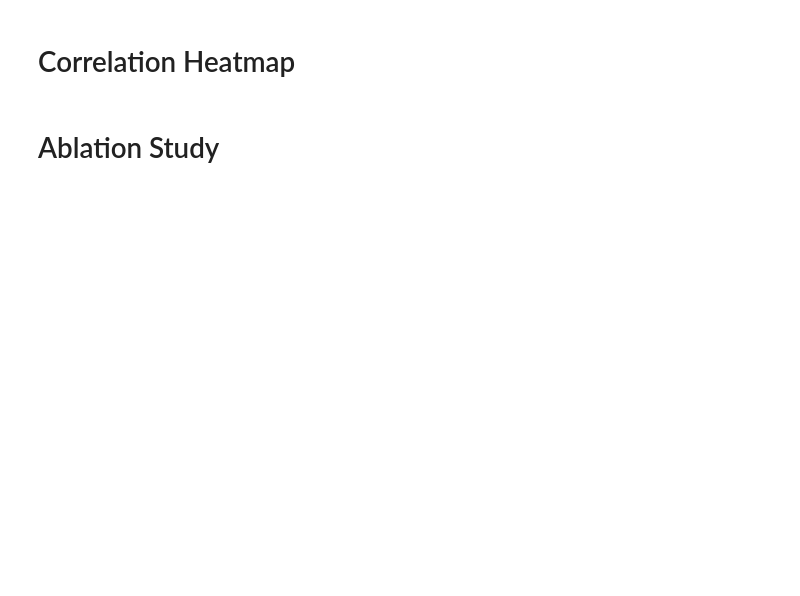
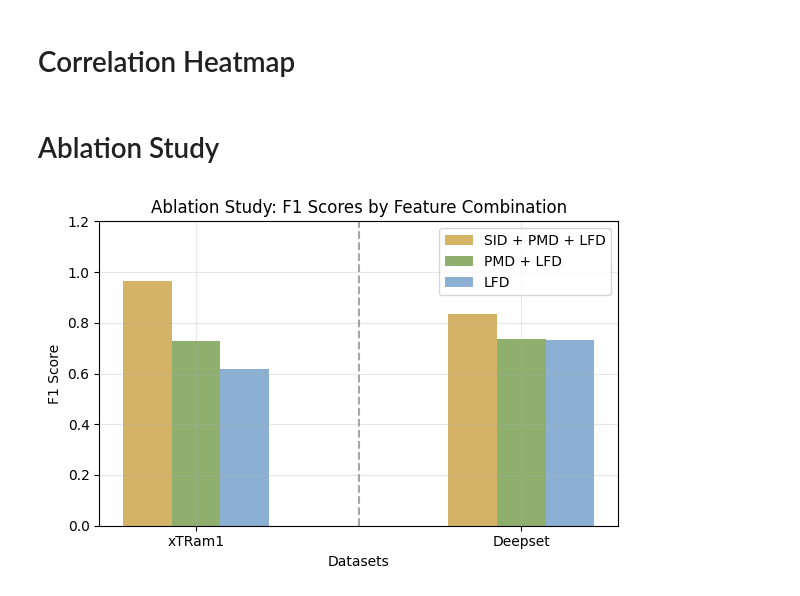
Before and after one commit to Sogol-Hosseini/PromptGaurd, a Jupyter notebook: src/main.ipynb, the cells around one changed output. Saved outputs shown, nothing was run; the diff lists cells and outputs as text; code cells hidden in the pictures; blank space fills up the shorter version.

Commit message:
the ablation study is done.

```diff
--- a/src/main.ipynb
+++ b/src/main.ipynb
@@ -555,2 +545,57 @@ randomforest_chi2_df
 # %% [markdown]
 # Ablation Study
+# %%
+import matplotlib.pyplot as plt
+import numpy as np
+from sklearn.model_selection import cross_val_score
+from xgboost import XGBClassifier
+
+# Define feature combinations
+feature_sets = {
+    'SID + PMD + LFD': ['maliciousness_score', 'prompt_inj_score', 'text_statistics', 'linguistic_features'],
+    'PMD + LFD': ['prompt_inj_score', 'text_statistics', 'linguistic_features'],
+    'LFD': ['text_statistics', 'linguistic_features']
+}
+
+colors = ['#D4B366', '#8FAF6F', '#8BB0D3']  # Darker shades
+f1_scores = []
+
+# Calculate F1 scores for first two datasets only
+for i, test_df in enumerate(test_dataframes[:2]):
+    dataset_scores = []
+    for feature_set in feature_sets.values():
+        X = test_df[feature_set].dropna()
+        y = test_df.loc[X.index, 'label']
+
+        model = XGBClassifier()
+        scores = cross_val_score(model, X, y, cv=5, scoring='f1')
+        dataset_scores.append(scores.mean())
+
+    f1_scores.append(dataset_scores)
+
+# Create grouped bar plot
+fig, ax = plt.subplots(figsize=(6, 4))
+x = np.arange(2)
+width = 0.15
+
+for i, (label, color) in enumerate(zip(feature_sets.keys(), colors)):
+    scores = [f1_scores[j][i] for j in range(2)]
+    ax.bar(x + i*width, scores, width, label=label, color=color)
+
+# Add vertical dashed line exactly in the middle between the two groups
+ax.axvline(x=0.5 + width, color='gray', linestyle='--', alpha=0.7)
+
+ax.set_xlabel('Datasets')
+ax.set_ylabel('F1 Score')
+ax.set_title('Ablation Study: F1 Scores by Feature Combination')
+ax.set_xticks(x + width)
+ax.set_xticklabels(['xTRam1', 'Deepset'])
+ax.set_ylim(0, 1.2)  # Increase y-axis limit for legend space
+ax.legend()
+ax.grid(True, alpha=0.3)
+
+plt.tight_layout()
+plt.savefig('ablation_study.pdf', format='pdf', bbox_inches='tight')
+plt.show()
+# %% [output]
+[figure, added]
```
Also changed, not shown: parts of 11 cells of this notebook, 2 other files.
